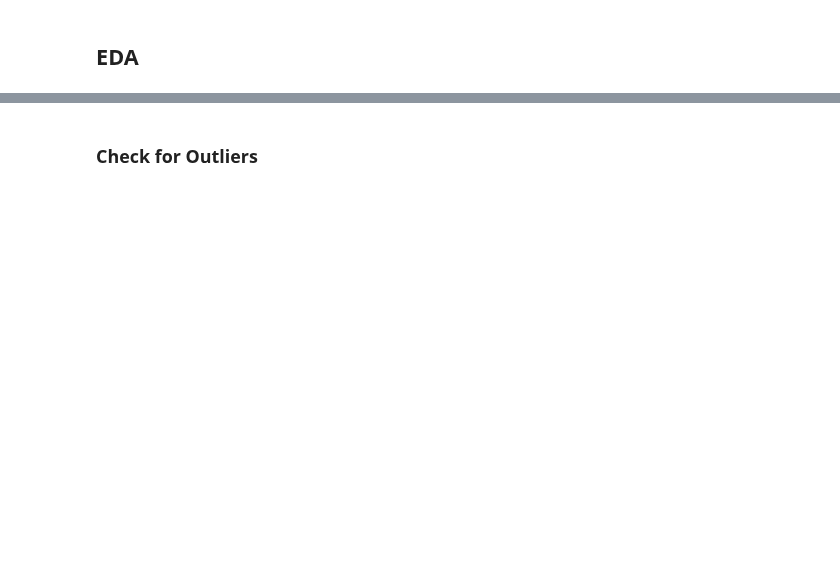
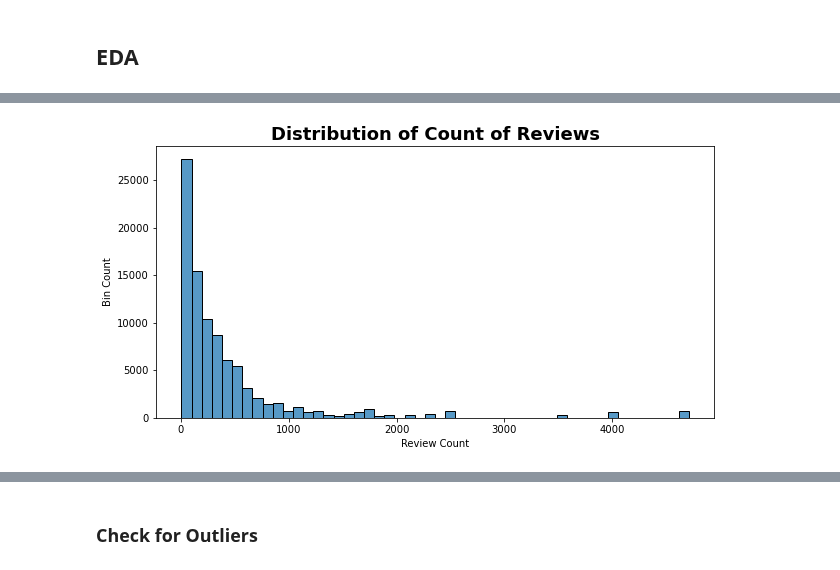
Before and after one commit to broepke/DATA110, a Jupyter notebook: Final Project/DATA110-FinalProject-broepke.ipynb, the cells around one changed output, grey strips where cells are left out. Saved outputs shown, nothing was run; the diff lists cells and outputs as text; code cells hidden in the pictures; blank space fills up the shorter version.

```diff
--- a/Final Project/DATA110-FinalProject-broepke.ipynb
+++ b/Final Project/DATA110-FinalProject-broepke.ipynb
@@ -203,3 +245,8 @@ df.plot(figsize=(15,10), kind='density', subplots=True, layout=(4,3), sharex=Fal
 # %%
 plt.figure(figsize=(10,5))
 sns.histplot(x='review_count', data=df, bins=50);
+plt.title("Distribution of Count of Reviews", weight='bold').set_fontsize('18')
+plt.xlabel("Review Count")
+plt.ylabel("Bin Count");
+# %% [output]
+[figure, added]
```
Also changed, not shown: parts of 58 cells of this notebook.
